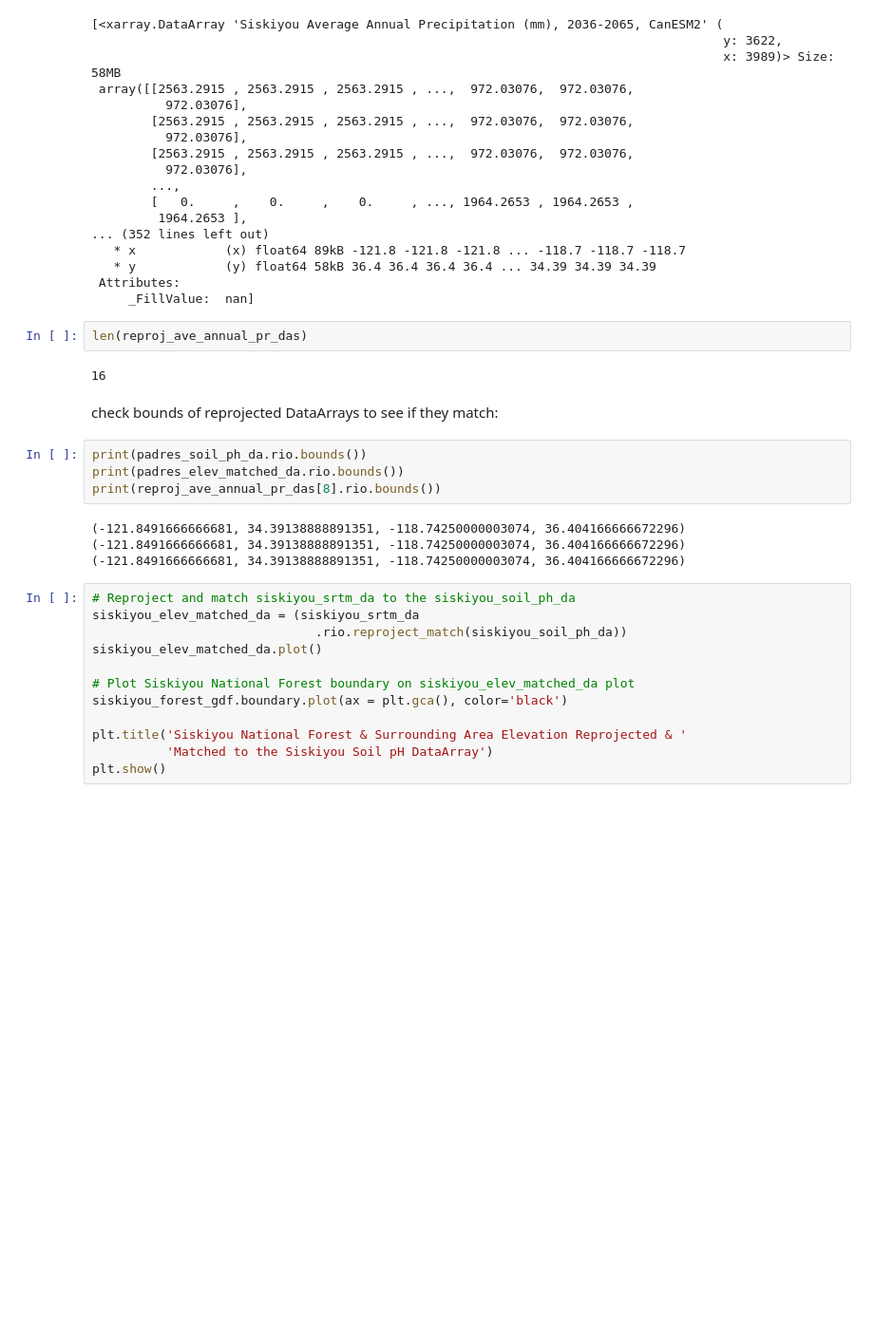
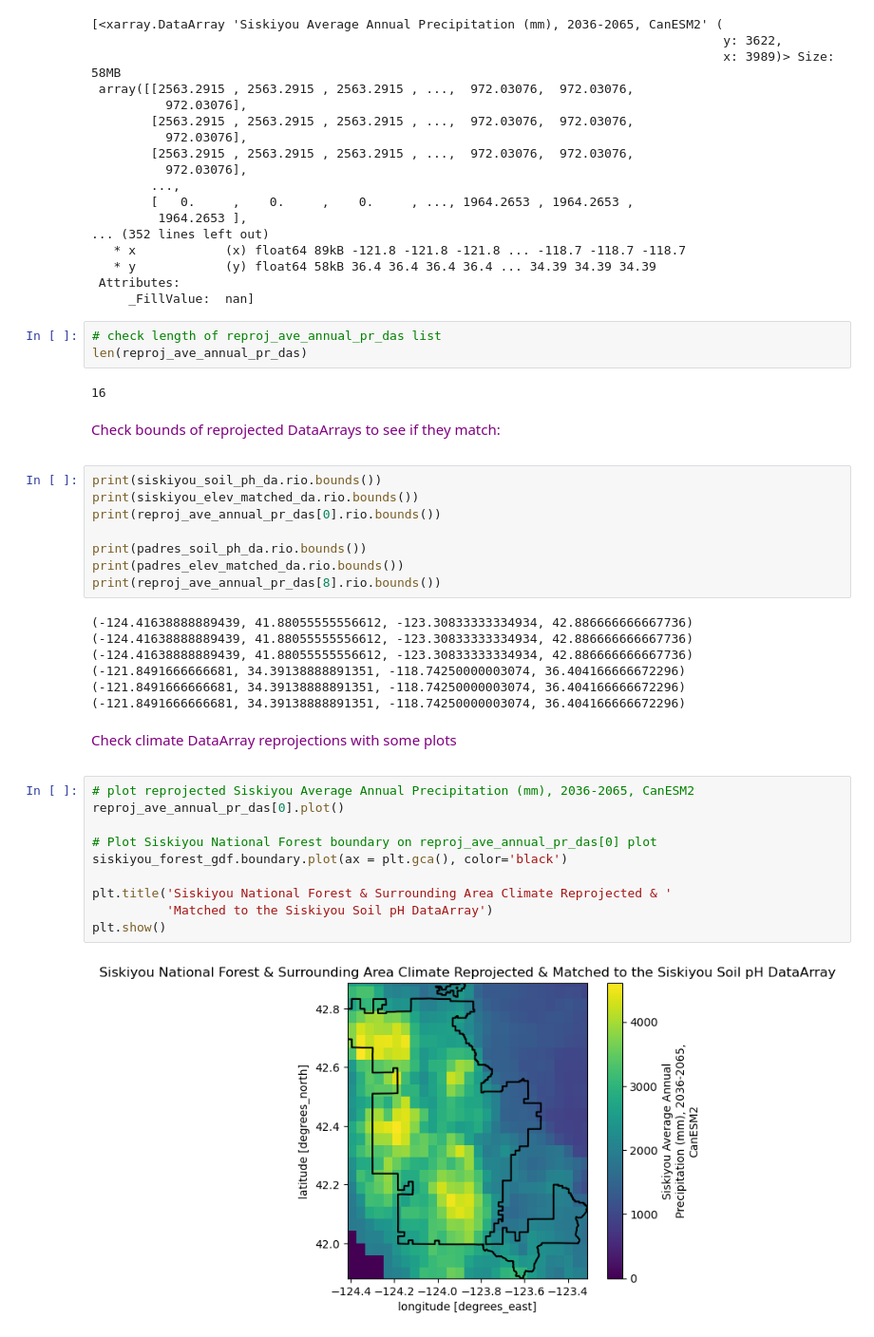
Before and after one commit to earthlab-education/habitat-suitability-hanried, a Jupyter notebook: notebooks/03-harmonize-data.ipynb, the cells around one changed output. Shown at 95% size. Drawn from its saved outputs; the diff is of its cells as text; blank space fills up the shorter version.

Commit message:
finished harmonization of all climate and elevation DataArrays to the soil pH DataArrays

```diff
--- a/notebooks/03-harmonize-data.ipynb
+++ b/notebooks/03-harmonize-data.ipynb
@@ -192,28 +203,46 @@ not a Padres DataArray
  Attributes:
      _FillValue:  nan]
 # %%
+# check length of reproj_ave_annual_pr_das list
 len(reproj_ave_annual_pr_das)
 # %% [output]
 16
 # %% [markdown]
-check bounds of reprojected DataArrays to see if they match:
+<span style='color:purple'>
+
+Check bounds of reprojected DataArrays to see if they match:
+
+</span>
 # %%
+print(siskiyou_soil_ph_da.rio.bounds())
+print(siskiyou_elev_matched_da.rio.bounds())
+print(reproj_ave_annual_pr_das[0].rio.bounds())
+
 print(padres_soil_ph_da.rio.bounds())
 print(padres_elev_matched_da.rio.bounds())
 print(reproj_ave_annual_pr_das[8].rio.bounds())
 # %% [output]
+(-124.41638888889439, 41.88055555556612, -123.30833333334934, 42.886666666667736)
+(-124.41638888889439, 41.88055555556612, -123.30833333334934, 42.886666666667736)
+(-124.41638888889439, 41.88055555556612, -123.30833333334934, 42.886666666667736)
 (-121.8491666666681, 34.39138888891351, -118.74250000003074, 36.404166666672296)
 (-121.8491666666681, 34.39138888891351, -118.74250000003074, 36.404166666672296)
 (-121.8491666666681, 34.39138888891351, -118.74250000003074, 36.404166666672296)
+# %% [markdown]
+<span style='color:purple'>
+
+Check climate DataArray reprojections with some plots
+
+</span>
 # %%
-# Reproject and match siskiyou_srtm_da to the siskiyou_soil_ph_da
-siskiyou_elev_matched_da = (siskiyou_srtm_da
-                              .rio.reproject_match(siskiyou_soil_ph_da))
-siskiyou_elev_matched_da.plot()
+# plot reprojected Siskiyou Average Annual Precipitation (mm), 2036-2065, CanESM2
+reproj_ave_annual_pr_das[0].plot()
 
-# Plot Siskiyou National Forest boundary on siskiyou_elev_matched_da plot
+# Plot Siskiyou National Forest boundary on reproj_ave_annual_pr_das[0] plot
 siskiyou_forest_gdf.boundary.plot(ax = plt.gca(), color='black')
 
-plt.title('Siskiyou National Forest & Surrounding Area Elevation Reprojected & '
+plt.title('Siskiyou National Forest & Surrounding Area Climate Reprojected & '
           'Matched to the Siskiyou Soil pH DataArray')
 plt.show()
+# %% [output]
+[figure, added]
```
Also changed, not shown: parts of 3 cells of this notebook.
